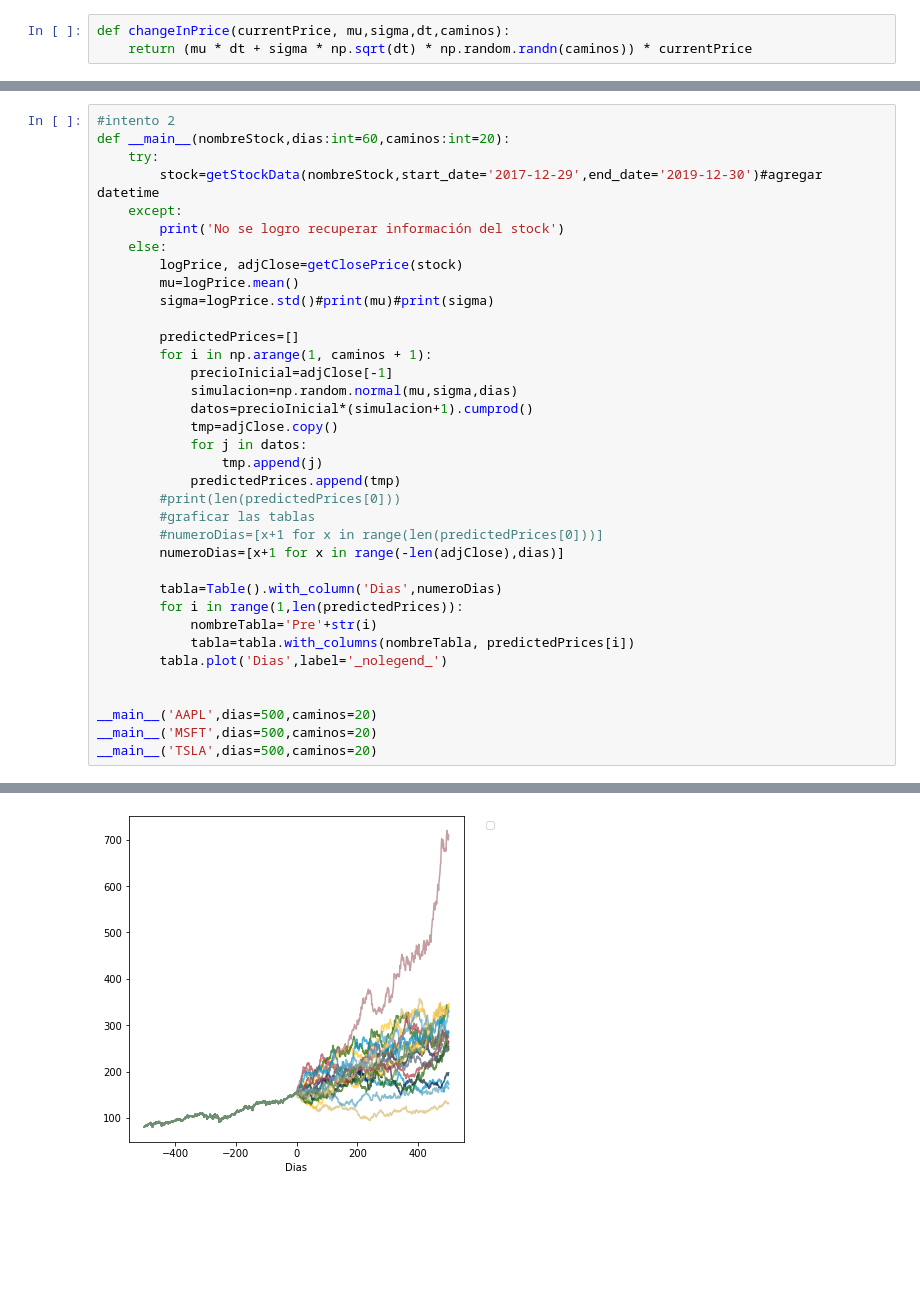
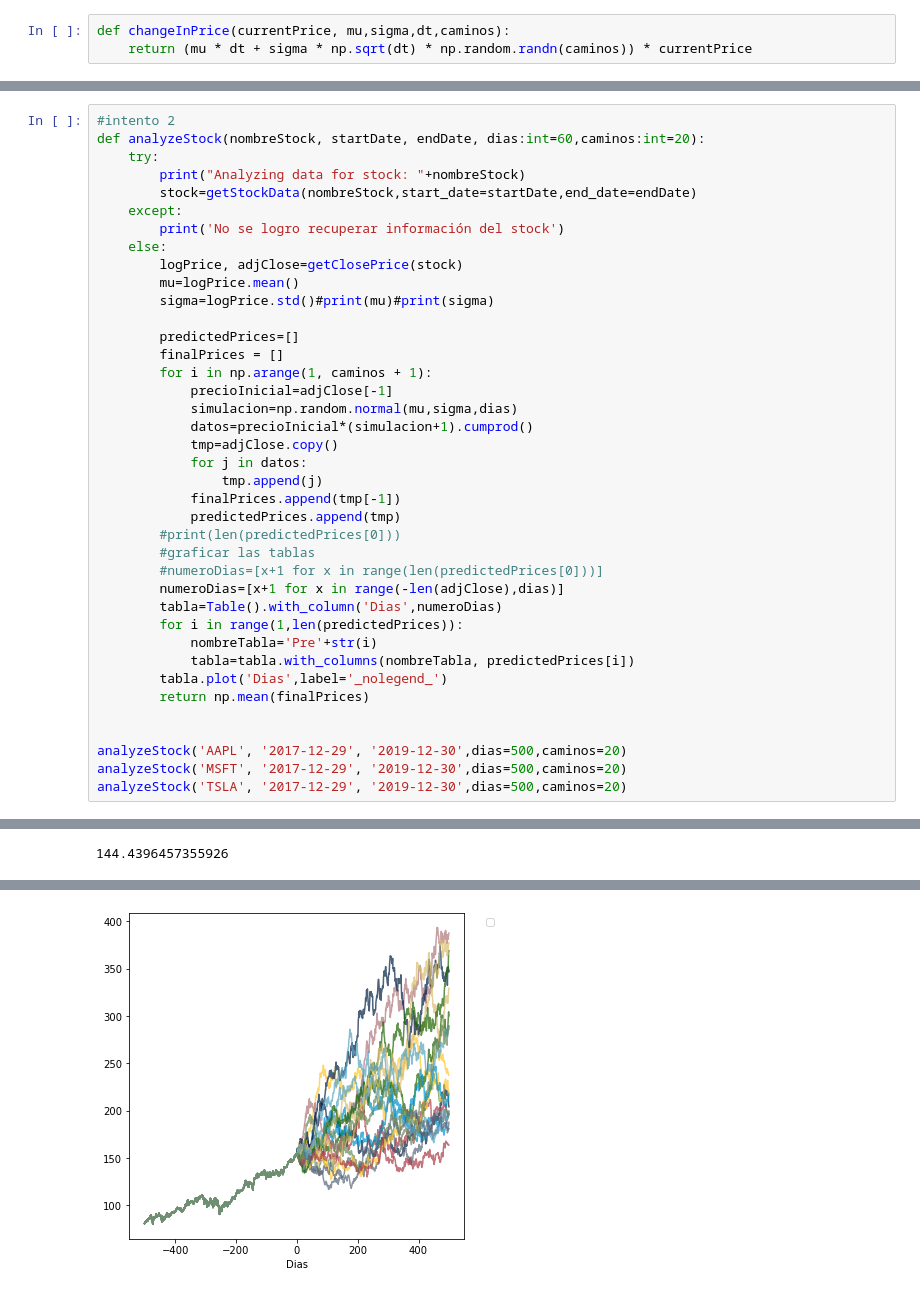
Before and after one commit to arath11/StockPriceSimulator, a Jupyter notebook: notebok.ipynb, the cells around one changed output, grey strips where cells are left out. Drawn from its saved outputs; the diff is of its cells as text; blank space fills up the shorter version.

Commit message:
Add user input and mean predictions

```diff
--- a/notebok.ipynb
+++ b/notebok.ipynb
@@ -73,8 +75,9 @@ tabla.plot('Dias')
 # %%
 #intento 2
-def __main__(nombreStock,dias:int=60,caminos:int=20):
+def analyzeStock(nombreStock, startDate, endDate, dias:int=60,caminos:int=20):
     try:
-        stock=getStockData(nombreStock,start_date='2017-12-29',end_date='2019-12-30')#agregar datetime
+        print("Analyzing data for stock: "+nombreStock)
+        stock=getStockData(nombreStock,start_date=startDate,end_date=endDate)
     except:
         print('No se logro recuperar información del stock')
     else:
@@ -83,6 +86,7 @@ def __main__(nombreStock,dias:int=60,caminos:int=20):
         sigma=logPrice.std()#print(mu)#print(sigma)
 
         predictedPrices=[]
+        finalPrices = []
         for i in np.arange(1, caminos + 1):
             precioInicial=adjClose[-1]
             simulacion=np.random.normal(mu,sigma,dias)
@@ -90,20 +94,21 @@ def __main__(nombreStock,dias:int=60,caminos:int=20):
             tmp=adjClose.copy()
             for j in datos:
                 tmp.append(j)
+            finalPrices.append(tmp[-1])
             predictedPrices.append(tmp)
         #print(len(predictedPrices[0]))
         #graficar las tablas
         #numeroDias=[x+1 for x in range(len(predictedPrices[0]))]
         numeroDias=[x+1 for x in range(-len(adjClose),dias)]
-
         tabla=Table().with_column('Dias',numeroDias)
         for i in range(1,len(predictedPrices)):
             nombreTabla='Pre'+str(i)
             tabla=tabla.with_columns(nombreTabla, predictedPrices[i])
         tabla.plot('Dias',label='_nolegend_')
+        return np.mean(finalPrices)
 
 
-__main__('AAPL',dias=500,caminos=20)
-__main__('MSFT',dias=500,caminos=20)
-__main__('TSLA',dias=500,caminos=20)
+analyzeStock('AAPL', '2017-12-29', '2019-12-30',dias=500,caminos=20)
+analyzeStock('MSFT', '2017-12-29', '2019-12-30',dias=500,caminos=20)
+analyzeStock('TSLA', '2017-12-29', '2019-12-30',dias=500,caminos=20)
 # %% [output]
@@ -112 +120,2 @@ __main__('TSLA',dias=500,caminos=20)
 [*********************100%***********************]  1 of 1 completed
+144.4396457355926
@@ -114 +123 @@ __main__('TSLA',dias=500,caminos=20)
-[figure, old version]
+[figure, new version]
```
Also changed, not shown: parts of 4 cells of this notebook.
